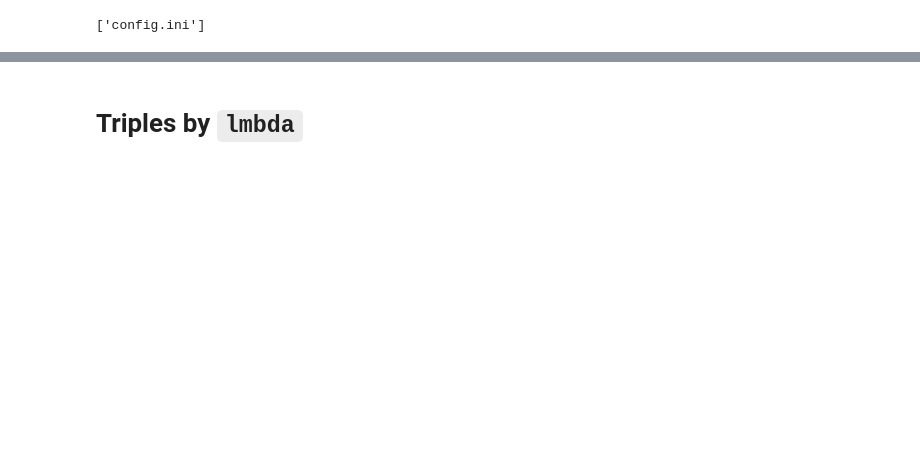
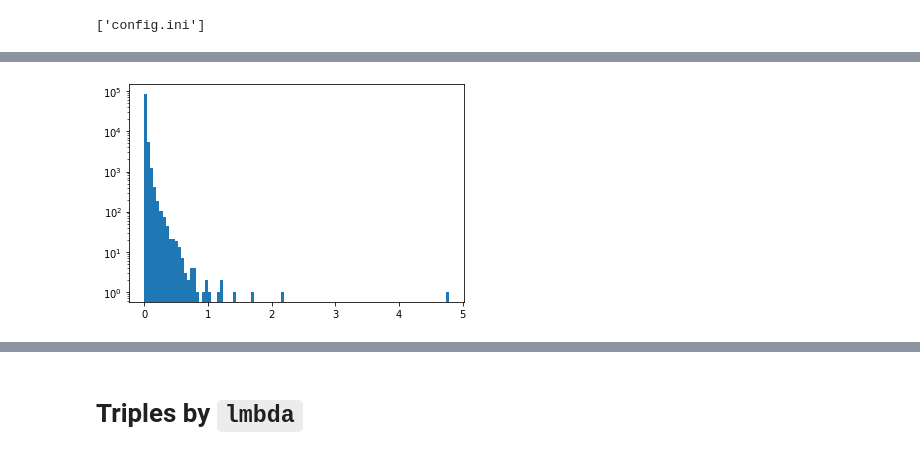
Before and after one commit to makrai/verb-tensor, a Jupyter notebook: police_arrest_suspect.ipynb, the cells around one changed output, grey strips where cells are left out. Drawn from its saved outputs; the diff is of its cells as text; code cells hidden in the pictures; blank space fills up the shorter version.

```diff
--- a/police_arrest_suspect.ipynb
+++ b/police_arrest_suspect.ipynb
@@ -68,0 +54,5 @@ latent_s, latent_o
+# %%
+_ = plt.hist(tensor.factors[1].reshape(-1), log=True, bins=100)
+plt.savefig('/home/makrai/repo/paper/Coling2020/verbtensor/img/nonneg-histg.png')
+# %% [output]
+[figure, added]
```
Also changed, not shown: parts of 39 cells of this notebook.
